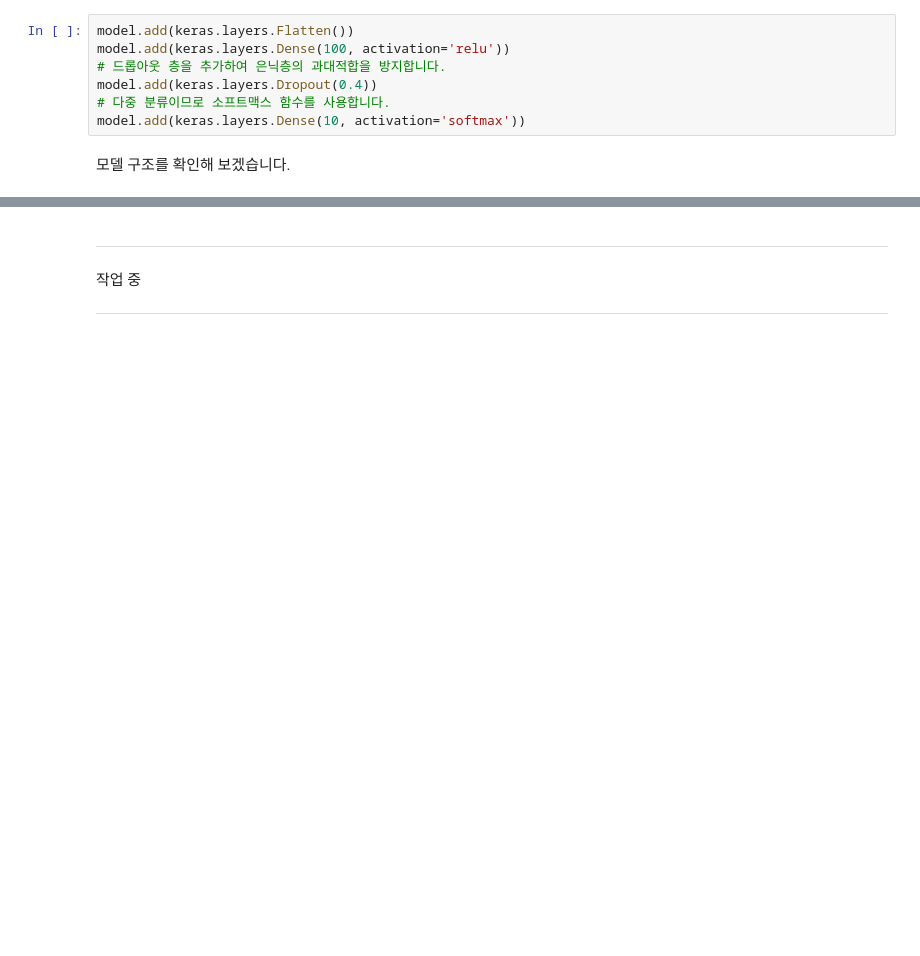
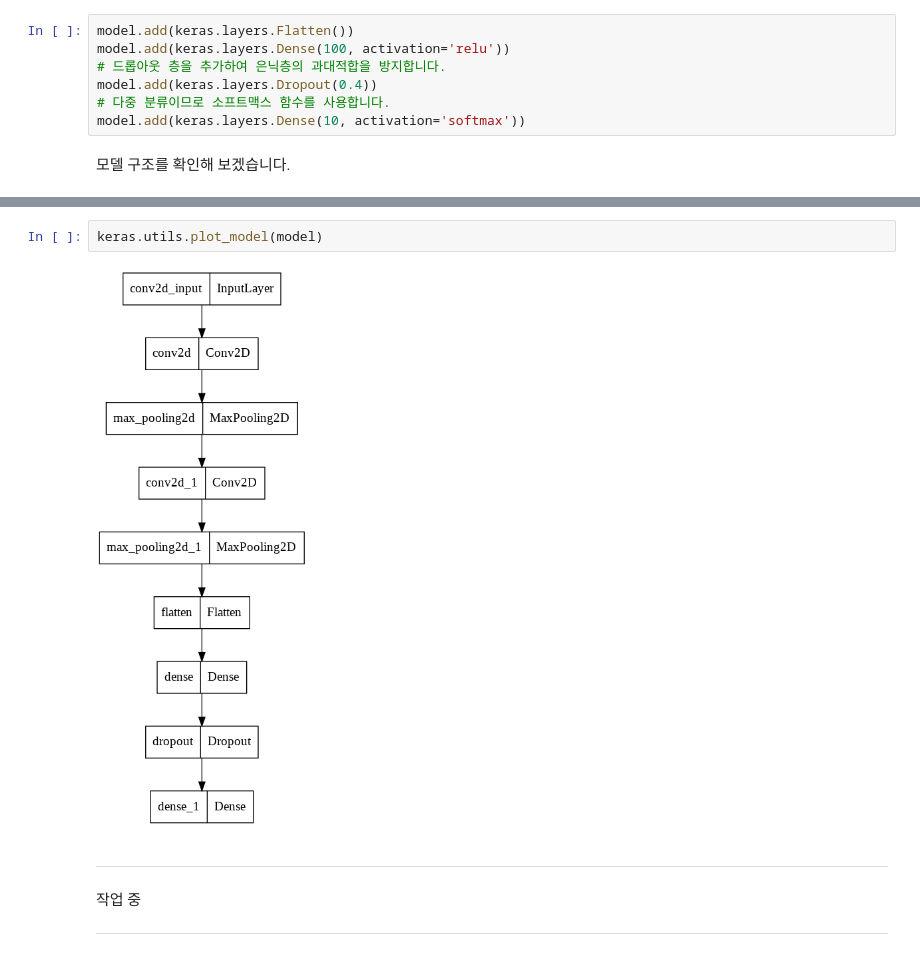
Before and after one commit to LeeSeungwon89/Deep-learning_Theory, a Jupyter notebook: 8-2 합성곱 신경망을 사용한 이미지 분류.ipynb, the cells around one changed output, grey strips where cells are left out. Saved outputs shown, nothing was run; the diff lists cells and outputs as text; blank space fills up the shorter version.

```diff
--- a/8-2 합성곱 신경망을 사용한 이미지 분류.ipynb
+++ b/8-2 합성곱 신경망을 사용한 이미지 분류.ipynb
@@ -92,3 +100,7 @@ _________________________________________________________________
+# %%
+keras.utils.plot_model(model)
+# %% [output]
+[figure, added]
 # %% [markdown]
 
 
```
Also changed, not shown: parts of 2 cells of this notebook.
